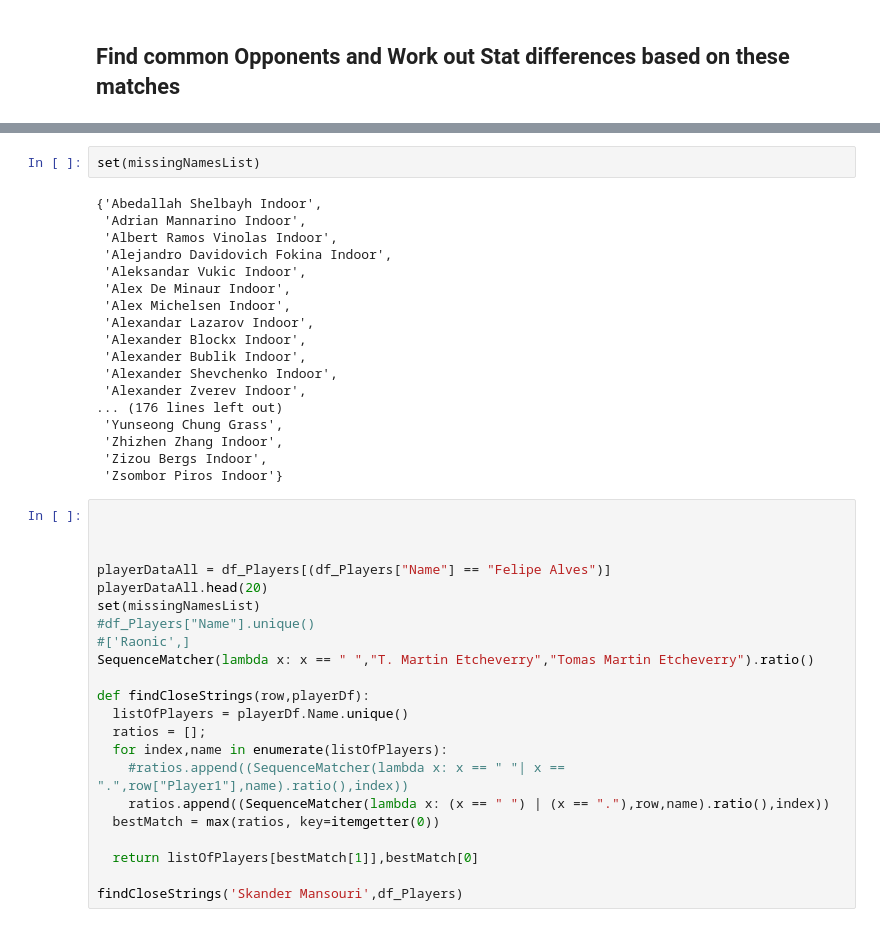
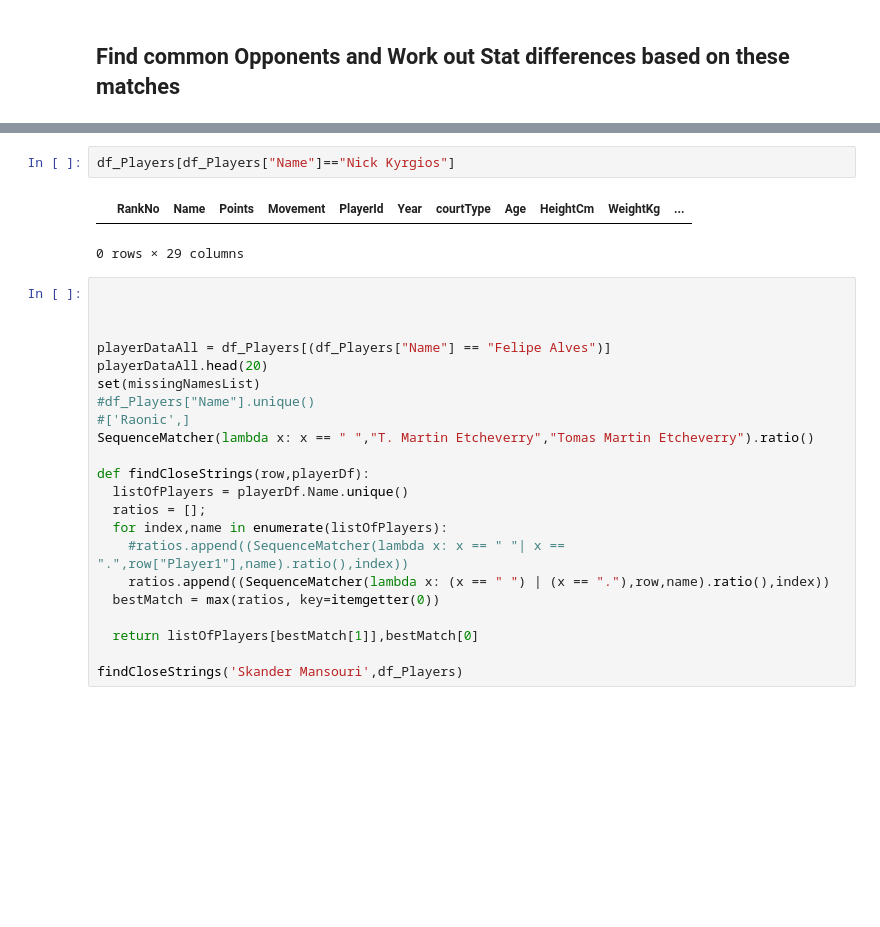
Before and after one commit to AeroEng16/TennisPrediction, a Jupyter notebook: tennisDataExpolation.ipynb, the cells around one changed output, grey strips where cells are left out. Drawn from its saved outputs; the diff is of its cells as text; blank space fills up the shorter version.

```diff
--- a/tennisDataExpolation.ipynb
+++ b/tennisDataExpolation.ipynb
@@ -521,23 +523,8 @@ No data for Kyle Edmund, rank above 400
-# %%
-set(missingNamesList)
-# %% [output]
-{'Abedallah Shelbayh Indoor',
- 'Adrian Mannarino Indoor',
- 'Albert Ramos Vinolas Indoor',
- 'Alejandro Davidovich Fokina Indoor',
- 'Aleksandar Vukic Indoor',
- 'Alex De Minaur Indoor',
- 'Alex Michelsen Indoor',
- 'Alexandar Lazarov Indoor',
- 'Alexander Blockx Indoor',
- 'Alexander Bublik Indoor',
- 'Alexander Shevchenko Indoor',
- 'Alexander Zverev Indoor',
-... (176 lines left out)
- 'Yunseong Chung Grass',
- 'Zhizhen Zhang Indoor',
- 'Zizou Bergs Indoor',
- 'Zsombor Piros Indoor'}
+# %%
+df_Players[df_Players["Name"]=="Nick Kyrgios"]
+# %% [output]
+|  | RankNo | Name | Points | Movement | PlayerId | Year | courtType | Age | HeightCm | WeightKg | ... |
+0 rows × 29 columns
 # %%
 
 
```
Also changed, not shown: parts of 1 cell of this notebook.
